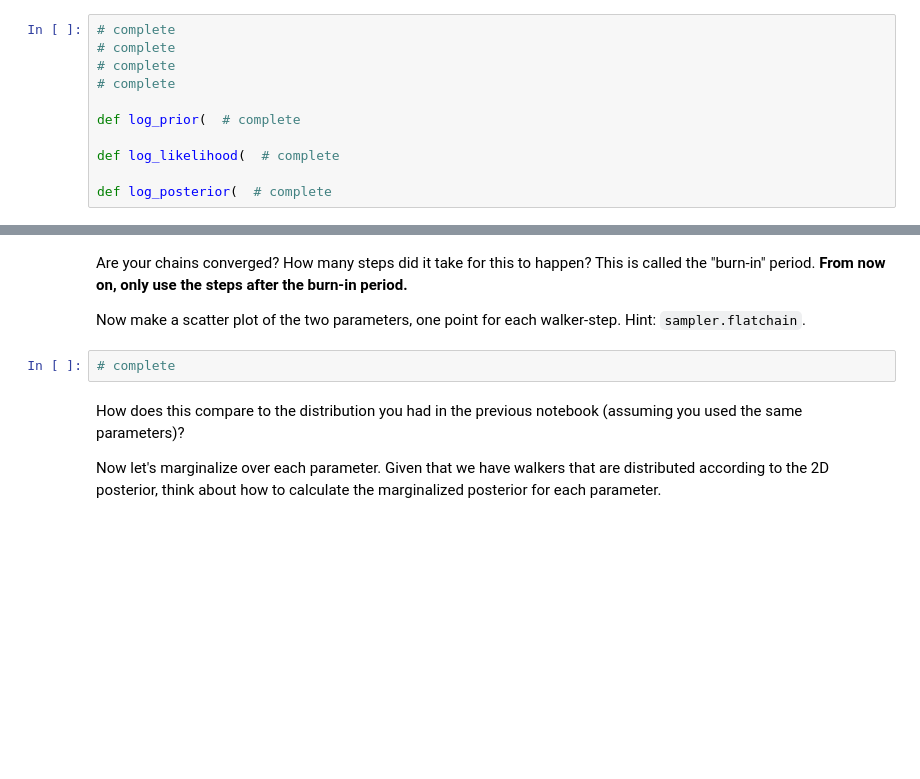
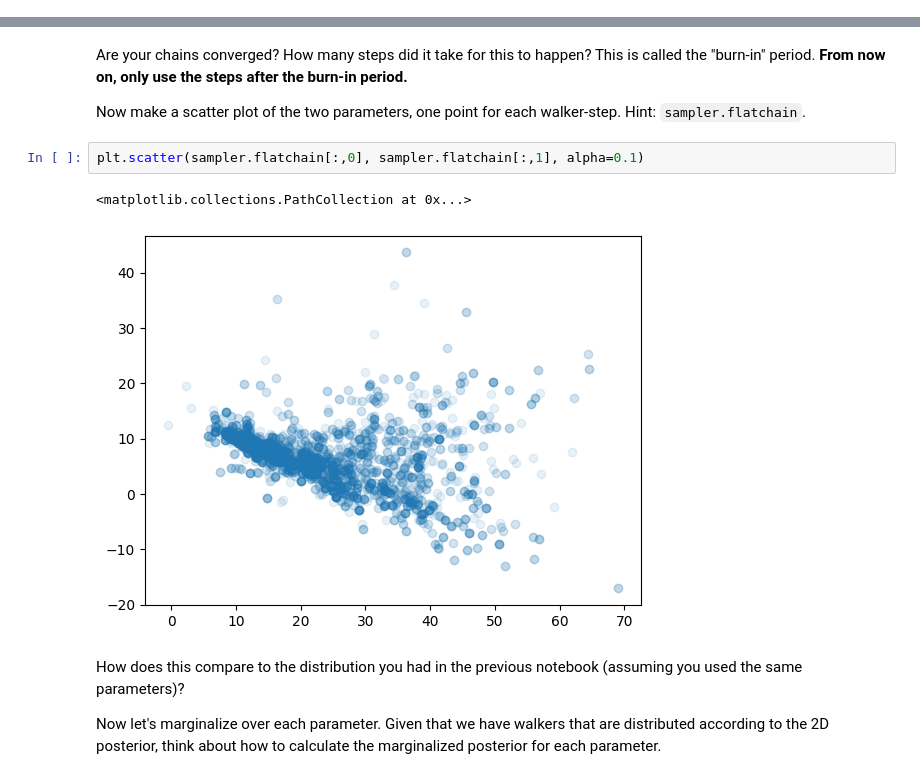
Before and after one commit to ASTR154/bayesian-statistics, a Jupyter notebook: mcmc_line_fitting.ipynb, the cells around one changed output, grey strips where cells are left out. Cells and saved outputs as stored; diff of their text form; blank space fills up the shorter version.

```diff
--- a/mcmc_line_fitting.ipynb
+++ b/mcmc_line_fitting.ipynb
@@ -25,14 +28,3 @@ Choose a slope $m$, intercept $b$, and scatter $\sigma$, and generate $N$ random
 # %% [markdown]
 ## Write Down the Posterior
 Define functions that return the prior, the likelihood, and the posterior given a parameter vector `theta = [m, b]`. For computational accuracy (and convenience), we actually want to do this in log space. You can either use `np.log` (natural log) or `np.log10` (base-10 log). Regardless of the shape of your prior, it's good practice to limit the values of $m$ and $b$ to some reasonable range. (Hint: this section is identical to the previous notebook.)
-# %%
-# complete
-# complete
-# complete
-# complete
-
-def log_prior(  # complete
-
-def log_likelihood(  # complete
-
-def log_posterior(  # complete
@@ -104,8 +152,11 @@ chain_plots(  # complete
 Are your chains converged? How many steps did it take for this to happen? This is called the "burn-in" period. **From now on, only use the steps after the burn-in period.**
 
 Now make a scatter plot of the two parameters, one point for each walker-step. Hint: `sampler.flatchain`.
-# %%
-# complete
+# %%
+plt.scatter(sampler.flatchain[:,0], sampler.flatchain[:,1], alpha=0.1)
+# %% [output]
+<matplotlib.collections.PathCollection at 0x...>
+[figure, added]
 # %% [markdown]
 How does this compare to the distribution you had in the previous notebook (assuming you used the same parameters)?
 
```
Also changed, not shown: parts of 9 cells of this notebook, 1 other file.
